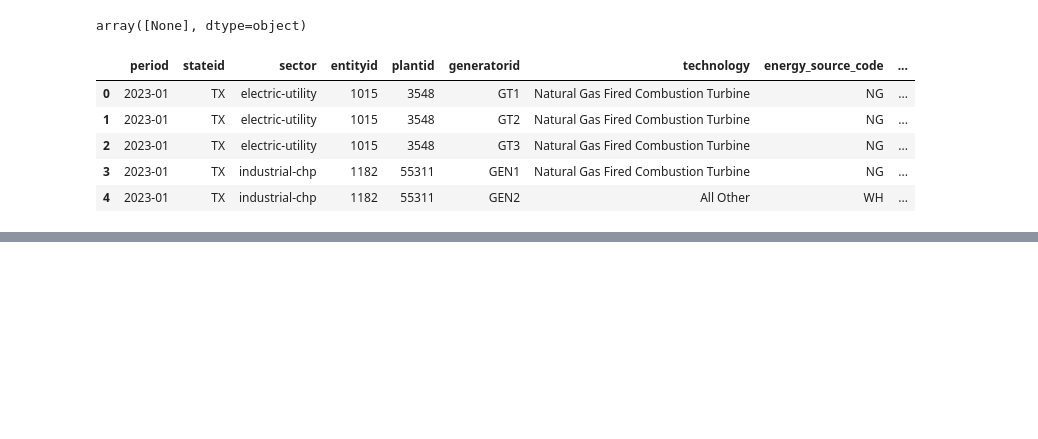
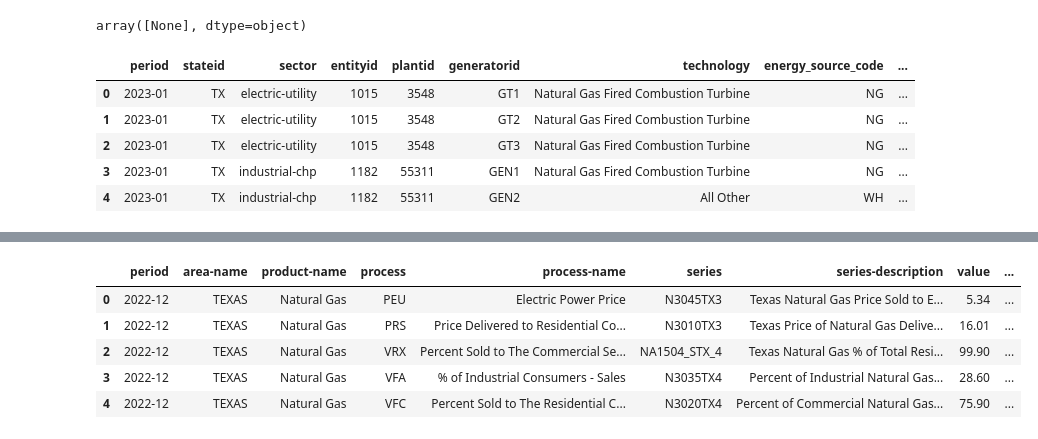
Before and after one commit to robert-z-lehr/Visualizing-The-Great-Freeze-Texas-Energy-Prices, a Jupyter notebook: Project-3-database.ipynb, the cells around one changed output, grey strips where cells are left out. Drawn from its saved outputs; the diff is of its cells as text; code cells hidden in the pictures; blank space fills up the shorter version.

```diff
--- a/Project-3-database.ipynb
+++ b/Project-3-database.ipynb
@@ -269,0 +330,10 @@ array(['Natural Gas', 'Waste Heat', 'Wood Waste Solids',
+# %%
+data3_df_clean = data3_df.drop(columns=["duoarea", "product"])
+data3_df_clean.head()
+# %% [output]
+|  | period | area-name | product-name | process | process-name | series | series-description | value | ... |
+| 0 | 2022-12 | TEXAS | Natural Gas | PEU | Electric Power Price | N3045TX3 | Texas Natural Gas Price Sold to E... | 5.34 | ... |
+| 1 | 2022-12 | TEXAS | Natural Gas | PRS | Price Delivered to Residential Co... | N3010TX3 | Texas Price of Natural Gas Delive... | 16.01 | ... |
+| 2 | 2022-12 | TEXAS | Natural Gas | VRX | Percent Sold to The Commercial Se... | NA1504_STX_4 | Texas Natural Gas % of Total Resi... | 99.90 | ... |
+| 3 | 2022-12 | TEXAS | Natural Gas | VFA | % of Industrial Consumers - Sales | N3035TX4 | Percent of Industrial Natural Gas... | 28.60 | ... |
+| 4 | 2022-12 | TEXAS | Natural Gas | VFC | Percent Sold to The Residential C... | N3020TX4 | Percent of Commercial Natural Gas... | 75.90 | ... |
```
Also changed, not shown: parts of 7 cells of this notebook, 4 other files.
